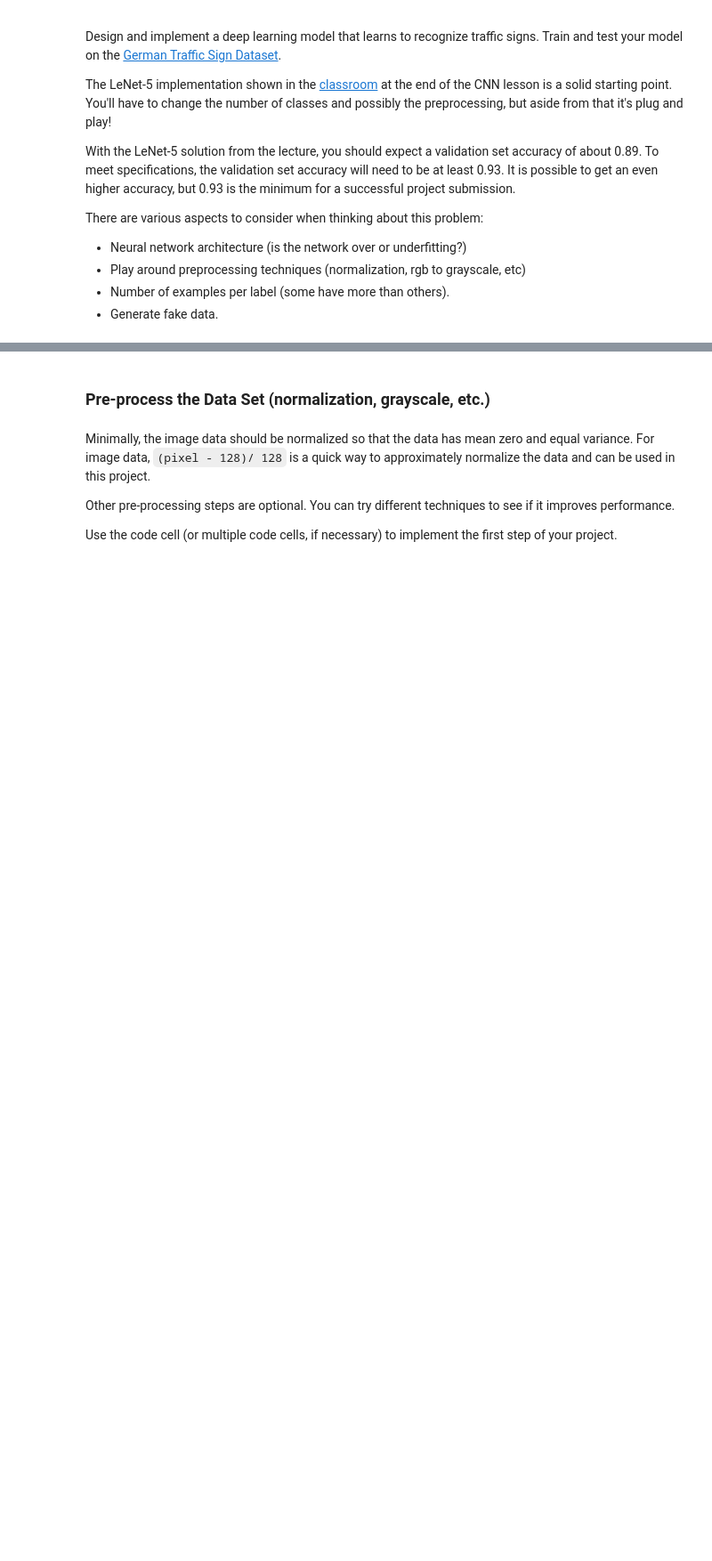
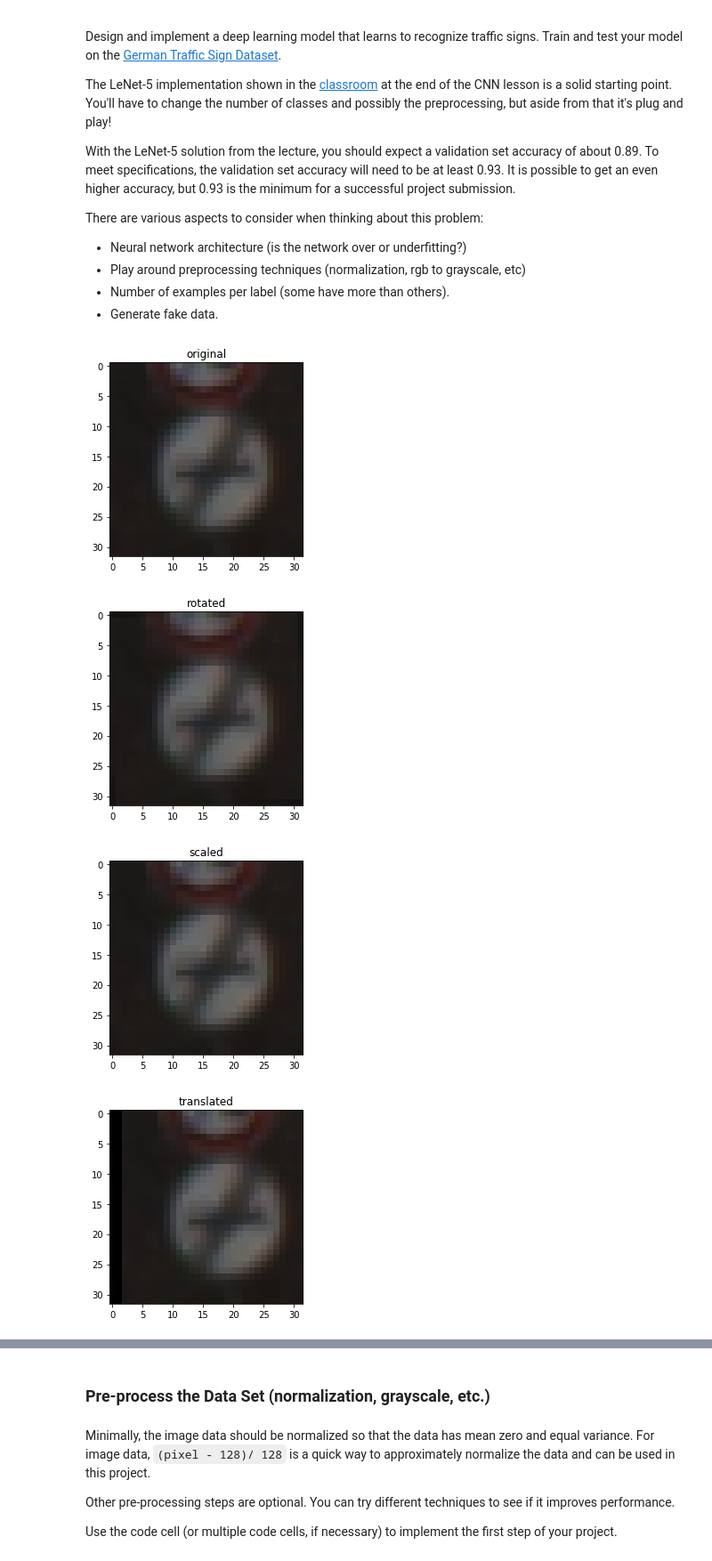
Before and after one commit to kcheick/CarND-Traffic-Sign-Classifier-Project, a Jupyter notebook: Traffic_Sign_Classifier.ipynb, the cells around one changed output, grey strips where cells are left out. Shown: that part at 89% size. Cells and saved outputs as stored; diff of their text form; code cells hidden in the pictures; blank space fills up the shorter version.

```diff
--- a/Traffic_Sign_Classifier.ipynb
+++ b/Traffic_Sign_Classifier.ipynb
@@ -210,6 +199,26 @@ def jitter_scale(image, min_scale, max_scale ):
     new_image = cv2.resize(image,(delta_scale+width, delta_scale+height), interpolation = cv2.INTER_CUBIC)
     # now we crop
     return new_image[0:height, 0:width]
+# %%
+test_img = X_train[0]
+rotated_image    = jitter_rotate(test_img, -15, 15)
+scaled_image     = jitter_scale(test_img, 0, 2)
+translated_image = jitter_position(test_img, 2,2)
+
+def show_img(img, label):
+    plt.figure()
+    plt.title(label)
+    plt.imshow(img)
+
+show_img(test_img, "original")
+show_img(rotated_image, "rotated")
+show_img(scaled_image, "scaled")
+show_img(translated_image, "translated")
+# %% [output]
+[figure, added]
+[figure, added]
+[figure, added]
+[figure, added]
 # %%
 
 
```
Also changed, not shown: parts of 21 cells of this notebook, 28 other files.
